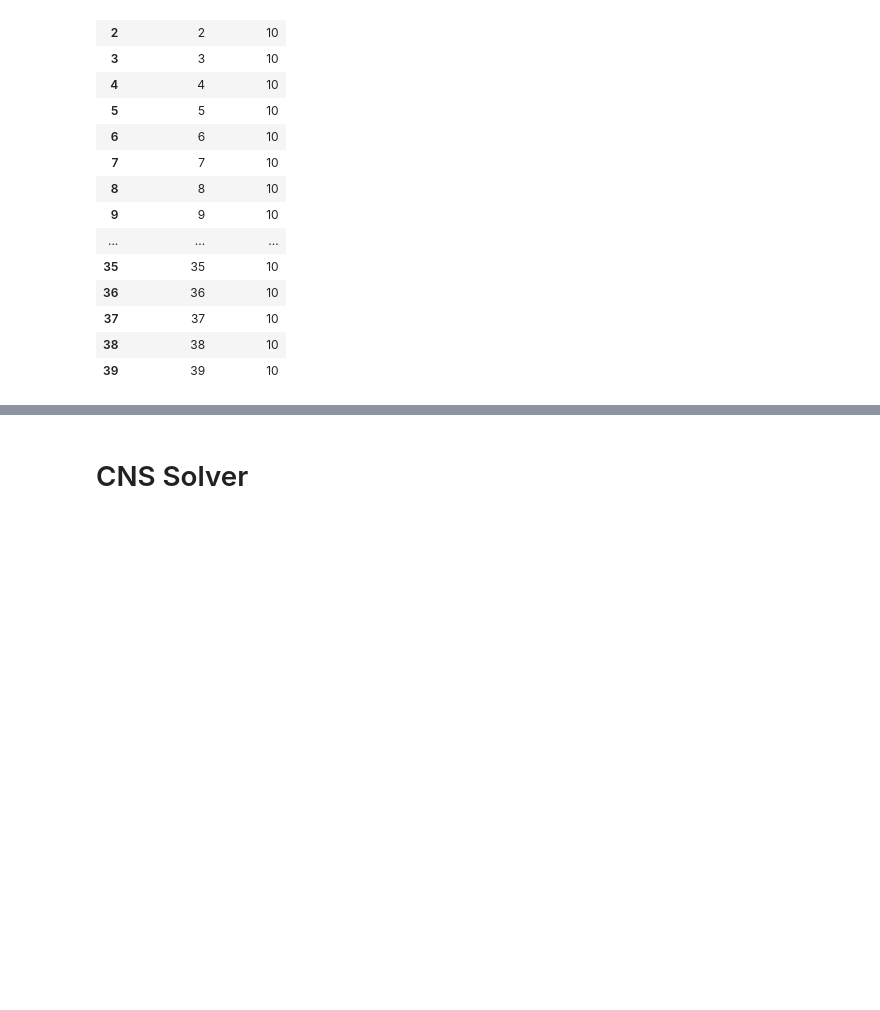
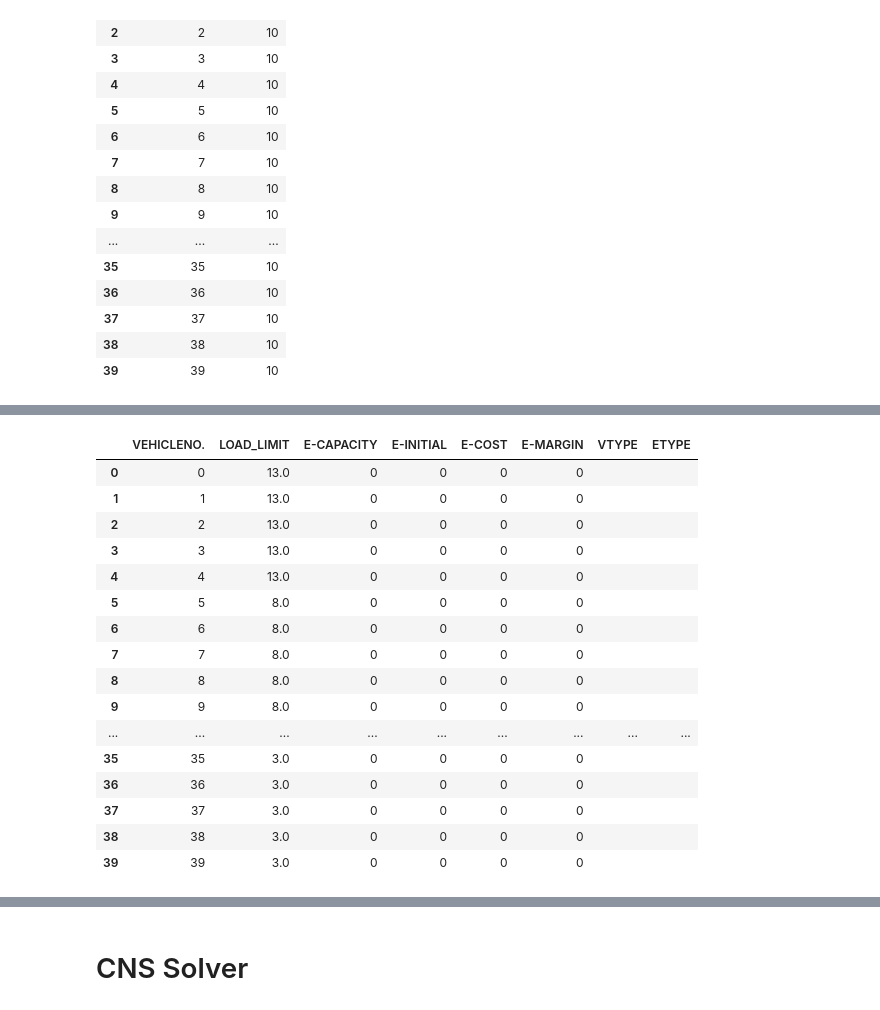
Before and after one commit to k-iko/cns_solver_bechmarking, a Jupyter notebook: codes/jupyter/kouei_compare_solvers.ipynb, the cells around one changed output, grey strips where cells are left out. Saved outputs shown, nothing was run; the diff lists cells and outputs as text; code cells hidden in the pictures; blank space fills up the shorter version.

```diff
--- a/codes/jupyter/kouei_compare_solvers.ipynb
+++ b/codes/jupyter/kouei_compare_solvers.ipynb
@@ -354,0 +460,21 @@ maxvisit_df.to_csv(maxvisit_file_path, index=False)
+# %%
+vehicle_setting_df['LOAD_LIMIT'] = vehicle_setting_df['LOAD_LIMIT'].apply(lambda x: x/1000 if x != 0 else x).round()
+vehicle_setting_df
+# %% [output]
+|  | VEHICLENO. | LOAD_LIMIT | E-CAPACITY | E-INITIAL | E-COST | E-MARGIN | VTYPE | ETYPE |
+| 0 | 0 | 13.0 | 0 | 0 | 0 | 0 |  |  |
+| 1 | 1 | 13.0 | 0 | 0 | 0 | 0 |  |  |
+| 2 | 2 | 13.0 | 0 | 0 | 0 | 0 |  |  |
+| 3 | 3 | 13.0 | 0 | 0 | 0 | 0 |  |  |
+| 4 | 4 | 13.0 | 0 | 0 | 0 | 0 |  |  |
+| 5 | 5 | 8.0 | 0 | 0 | 0 | 0 |  |  |
+| 6 | 6 | 8.0 | 0 | 0 | 0 | 0 |  |  |
+| 7 | 7 | 8.0 | 0 | 0 | 0 | 0 |  |  |
+| 8 | 8 | 8.0 | 0 | 0 | 0 | 0 |  |  |
+| 9 | 9 | 8.0 | 0 | 0 | 0 | 0 |  |  |
+| ... | ... | ... | ... | ... | ... | ... | ... | ... |
+| 35 | 35 | 3.0 | 0 | 0 | 0 | 0 |  |  |
+| 36 | 36 | 3.0 | 0 | 0 | 0 | 0 |  |  |
+| 37 | 37 | 3.0 | 0 | 0 | 0 | 0 |  |  |
+| 38 | 38 | 3.0 | 0 | 0 | 0 | 0 |  |  |
+| 39 | 39 | 3.0 | 0 | 0 | 0 | 0 |  |  |
```
Also changed, not shown: parts of 20 cells of this notebook.
